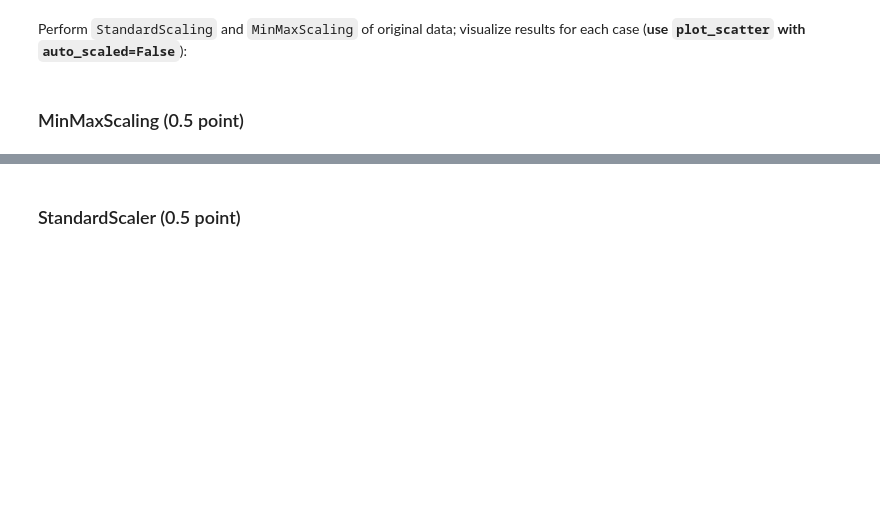
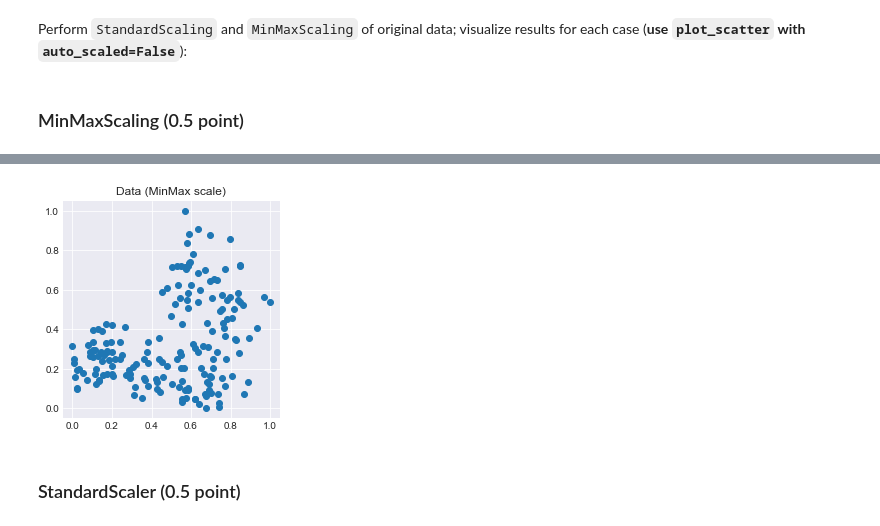
Before and after one commit to zappaz00/6_feature_engineering_selection, a Jupyter notebook: homework.ipynb, the cells around one changed output, grey strips where cells are left out. Saved outputs shown, nothing was run; the diff lists cells and outputs as text; code cells hidden in the pictures; blank space fills up the shorter version.

```diff
--- a/homework.ipynb
+++ b/homework.ipynb
@@ -141,0 +188,28 @@ Perform `StandardScaling` and `MinMaxScaling` of original data; visualize result
+# %%
+#интерфейс класса воссоздан из sklearn
+
+from sklearn.base import BaseEstimator, TransformerMixin
+class CustomMinMaxScaler(BaseEstimator, TransformerMixin):
+    def __init__(self, feature_range=(0, 1), *, copy=True, clip=False):
+        self.copy = copy
+        self.feature_range = feature_range
+        self.clip = clip
+
+    def fit(self, X, y=None): #y ignored like in StandardScaler
+
+        np_X = np.array(X)
+        self.fitted_min = np.min(np_X, axis=0)
+        self.fitted_max = np.max(np_X, axis=0)
+
+        return self
+
+    def transform(self, X):
+        old_range = self.fitted_max - self.fitted_min
+        old_range[np.abs(old_range) < np.finfo(float).eps] = 1
+        new_range = self.feature_range[1] - self.feature_range[0]
+
+        if self.copy == False and isinstance(X, np.array):
+            X = (np.array(X) - self.fitted_min) / (old_range)
+            X = X * new_range + self.feature_range[0]
+        else:
+            return (np.array(X) - self.fitted_min) * new_range  / old_range + self.feature_range[0]
@@ -141,0 +218,3 @@ Perform `StandardScaling` and `MinMaxScaling` of original data; visualize result
+# %%
+wine_data_min_max = CustomMinMaxScaler().fit_transform(wine_data)
+assert np.allclose(wine_data_min_max, MinMaxScaler().fit_transform(wine_data))
@@ -142,2 +227,6 @@ Perform `StandardScaling` and `MinMaxScaling` of original data; visualize result
+# %%
+plot_scatter(wine_data_min_max[:, 11], wine_data_min_max[:, 12], auto_scaled=False , title='Data (MinMax scale)')
+# %% [output]
+[figure, added]
 # %% [markdown]
 ### StandardScaler (0.5 point)
```
Also changed, not shown: parts of 19 cells of this notebook.
